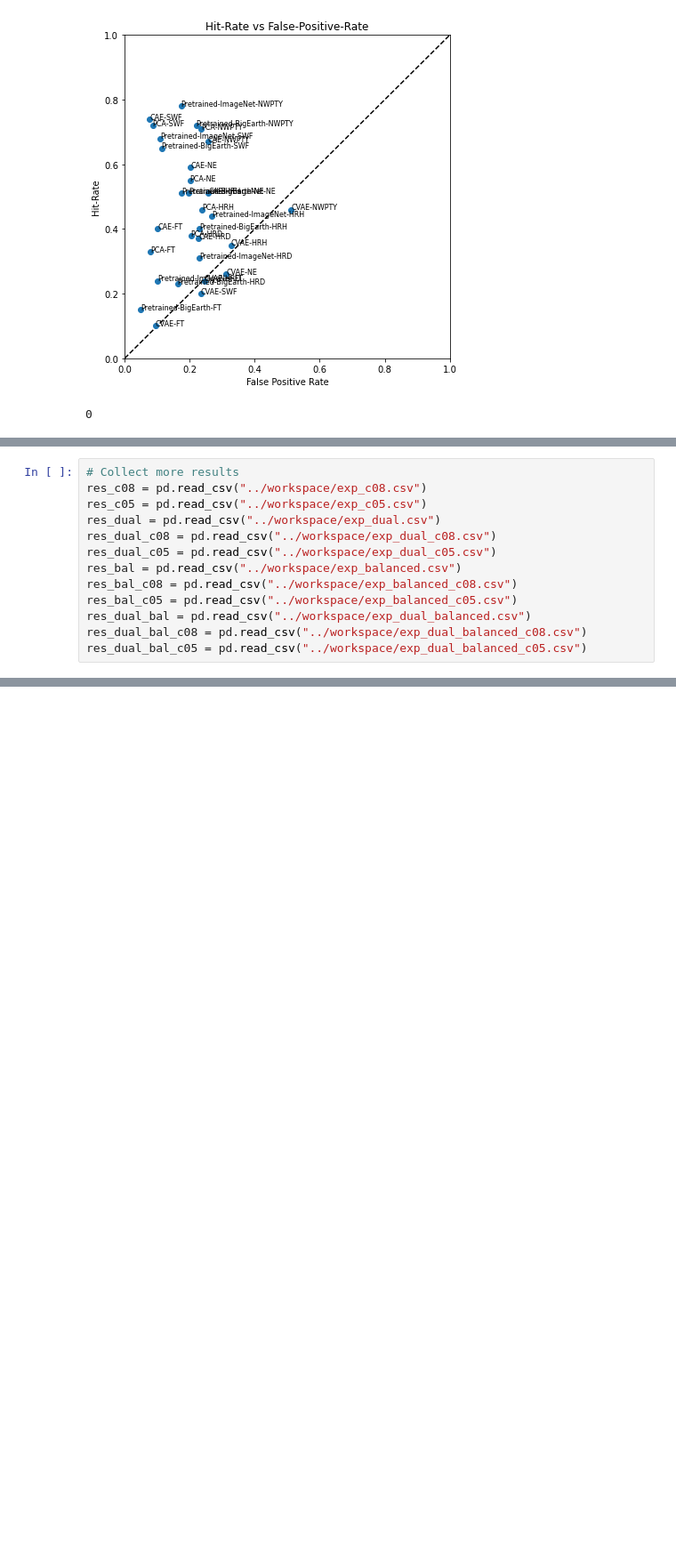
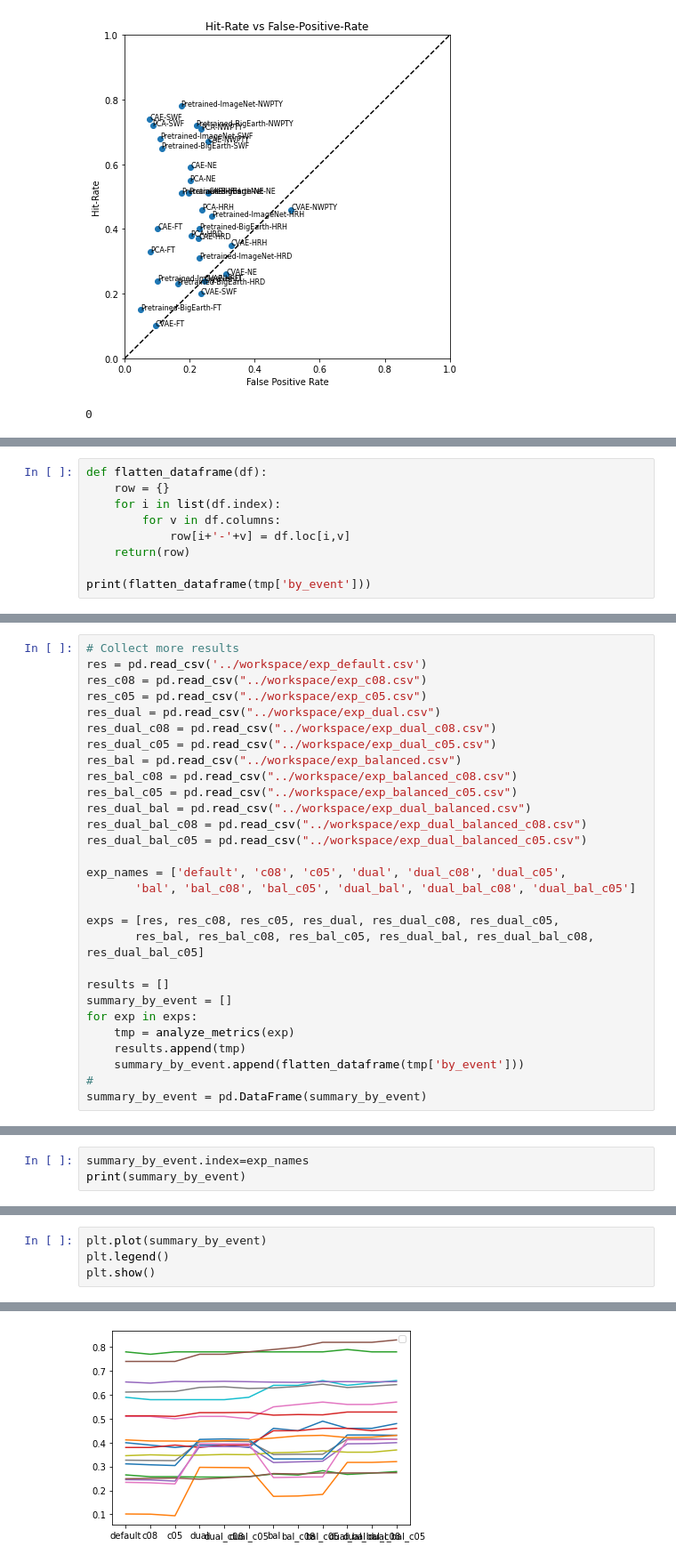
Before and after one commit to tingsyo/course_2021Q1_ML_for_Atmospheric_Sciences, a Jupyter notebook: notebook/11_Analysis_of_experiement_results.ipynb, the cells around one changed output, grey strips where cells are left out. Shown at 89% size. Drawn from its saved outputs; the diff is of its cells as text; blank space fills up the shorter version.

Commit message:
- Updated notebook/11_Analysis_of_experiement_results.ipynb

```diff
--- a/notebook/11_Analysis_of_experiement_results.ipynb
+++ b/notebook/11_Analysis_of_experiement_results.ipynb
@@ -94,0 +94,9 @@ SWF
+# %%
+def flatten_dataframe(df):
+    row = {}
+    for i in list(df.index):
+        for v in df.columns:
+            row[i+'-'+v] = df.loc[i,v]
+    return(row)
+
+print(flatten_dataframe(tmp['by_event']))
@@ -95,5 +105,6 @@ SWF
 # %%
 # Collect more results
+res = pd.read_csv('../workspace/exp_default.csv')
 res_c08 = pd.read_csv("../workspace/exp_c08.csv")
 res_c05 = pd.read_csv("../workspace/exp_c05.csv")
 res_dual = pd.read_csv("../workspace/exp_dual.csv")
@@ -105,3 +116,18 @@ res_bal_c05 = pd.read_csv("../workspace/exp_balanced_c05.csv")
 res_dual_bal = pd.read_csv("../workspace/exp_dual_balanced.csv")
 res_dual_bal_c08 = pd.read_csv("../workspace/exp_dual_balanced_c08.csv")
 res_dual_bal_c05 = pd.read_csv("../workspace/exp_dual_balanced_c05.csv")
+
+exp_names = ['default', 'c08', 'c05', 'dual', 'dual_c08', 'dual_c05',
+       'bal', 'bal_c08', 'bal_c05', 'dual_bal', 'dual_bal_c08', 'dual_bal_c05']
+
+exps = [res, res_c08, res_c05, res_dual, res_dual_c08, res_dual_c05,
+       res_bal, res_bal_c08, res_bal_c05, res_dual_bal, res_dual_bal_c08, res_dual_bal_c05]
+
+results = []
+summary_by_event = []
+for exp in exps:
+    tmp = analyze_metrics(exp)
+    results.append(tmp)
+    summary_by_event.append(flatten_dataframe(tmp['by_event']))
+#
+summary_by_event = pd.DataFrame(summary_by_event)
@@ -235,0 +134,3 @@ FT
+# %%
+summary_by_event.index=exp_names
+print(summary_by_event)
@@ -235,0 +155,5 @@ FT
+# %%
+plt.plot(summary_by_event)
+plt.legend()
+plt.show()
+# %% [output]
@@ -235,0 +161 @@ FT
+[figure, added]
```
Also changed, not shown: parts of 8 cells of this notebook.
